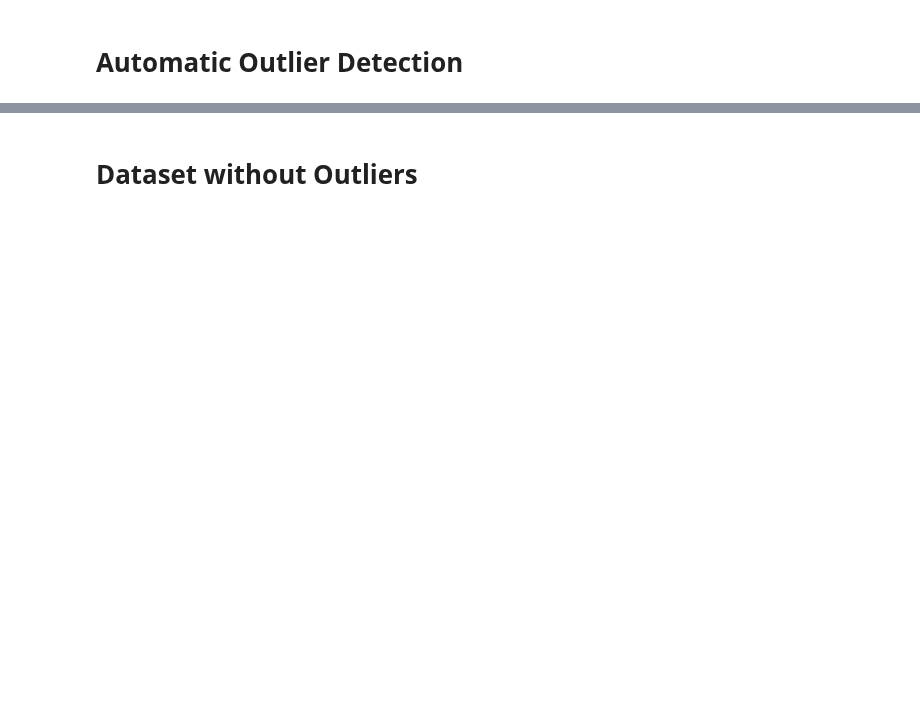
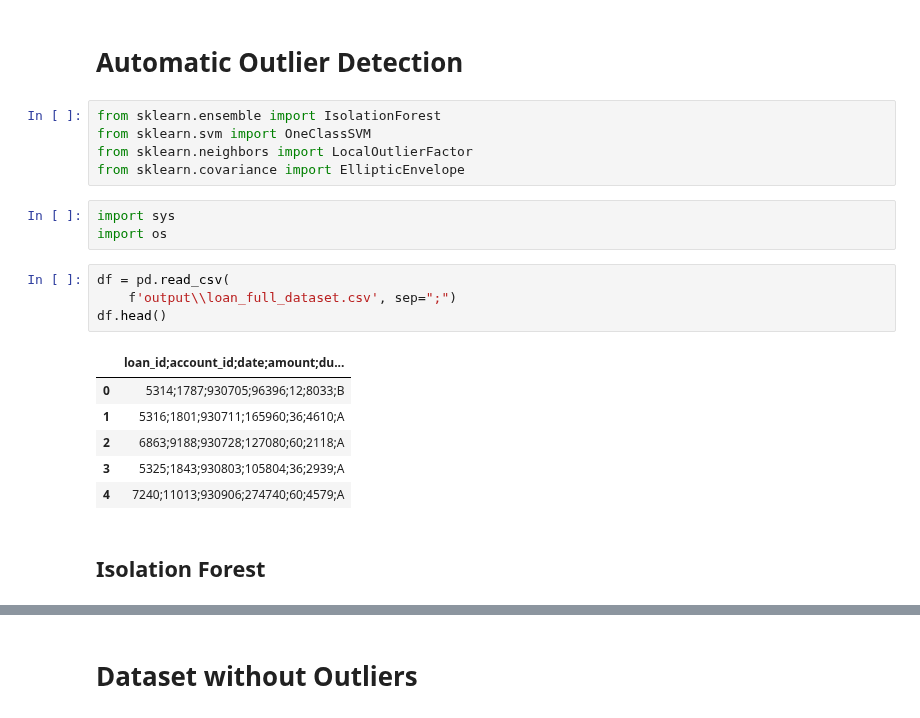
Before and after one commit to biromiro/feup-ac, a Jupyter notebook: src/outlier_detection.ipynb, the cells around one changed output, grey strips where cells are left out. Cells and saved outputs as stored; diff of their text form; blank space fills up the shorter version.

```diff
--- a/src/outlier_detection.ipynb
+++ b/src/outlier_detection.ipynb
@@ -100,2 +172,23 @@ ValueError: The number of FixedLocator locations (2), usually from a call to set
 # %% [markdown]
 # Automatic Outlier Detection
+# %%
+from sklearn.ensemble import IsolationForest
+from sklearn.svm import OneClassSVM
+from sklearn.neighbors import LocalOutlierFactor
+from sklearn.covariance import EllipticEnvelope
+# %%
+import sys
+import os
+# %%
+df = pd.read_csv(
+    f'output\\loan_full_dataset.csv', sep=";")
+df.head()
+# %% [output]
+|  | loan_id;account_id;date;amount;du... |
+| 0 | 5314;1787;930705;96396;12;8033;B |
+| 1 | 5316;1801;930711;165960;36;4610;A |
+| 2 | 6863;9188;930728;127080;60;2118;A |
+| 3 | 5325;1843;930803;105804;36;2939;A |
+| 4 | 7240;11013;930906;274740;60;4579;A |
+# %% [markdown]
+## Isolation Forest
```
Also changed, not shown: parts of 6 cells of this notebook, 10 other files.
